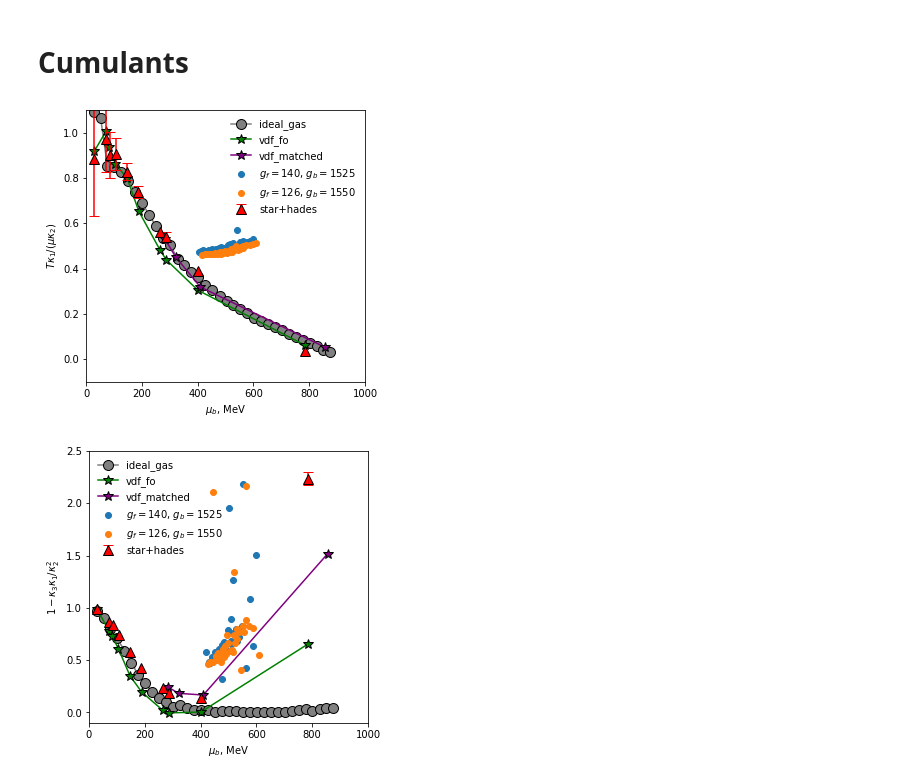
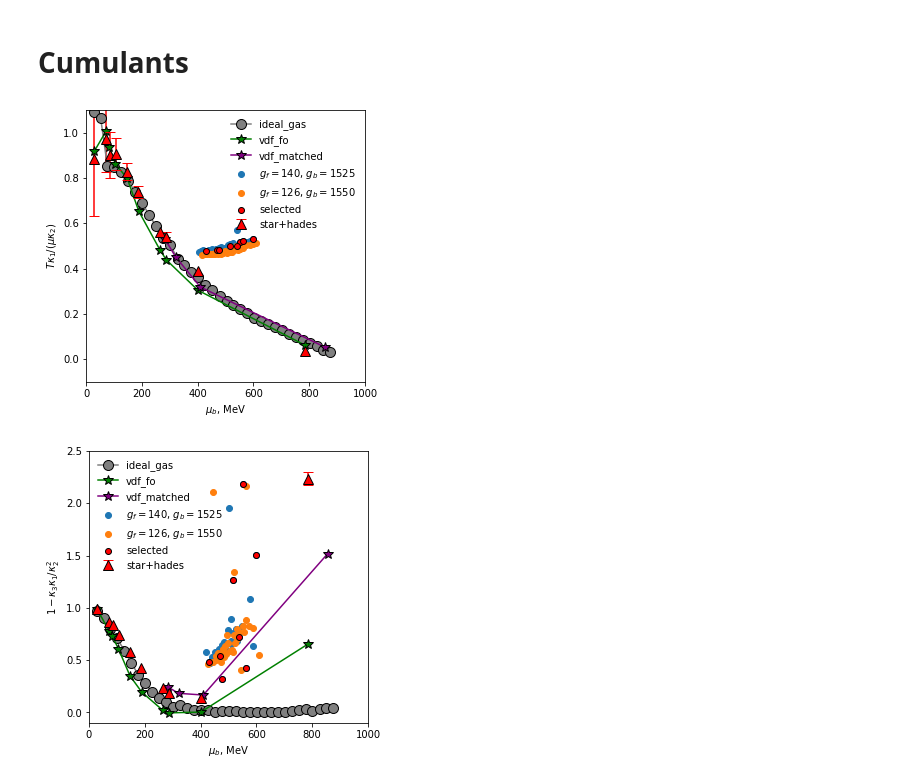
Before and after one commit to NazyS/relativistic-ISCT-EoS, a Jupyter notebook: phase_transition.ipynb, the cells around one changed output. Drawn from its saved outputs; the diff is of its cells as text; code cells hidden in the pictures.

```diff
--- a/phase_transition.ipynb
+++ b/phase_transition.ipynb
@@ -148,25 +149,29 @@ df_nm_lgf = pd.read_csv('cs_sq_fulldata/low_m_search_fixed_bar_dens_nm_lgf_10per
 # %%
 plot_cumul_digit(kind='lin')
 
 plt.scatter(df_nm['mu'], df_nm['cumul_lin_ratio'], label='$g_f=140$, $g_b=1525$')
 plt.scatter(df_nm_lgf['mu'], df_nm_lgf['cumul_lin_ratio'], label='$g_f=126$, $g_b=1550$')
 
+plt.scatter(selected_df['mu'], selected_df['cumul_lin_ratio'], c='r', edgecolors='k', label='selected')
+
 plt.legend(frameon=False)
 # plt.savefig('visualization/plots/test_cumul_lin.pdf')
 plt.show()
 # %% [output]
-[figure, old version]
+[figure, new version]
 # %%
 plot_cumul_digit(kind='sq')
 
 plt.scatter(df_nm['mu'], df_nm['cumul_sq_ratio'], label='$g_f=140$, $g_b=1525$')
 plt.scatter(df_nm_lgf['mu'], df_nm_lgf['cumul_sq_ratio'], label='$g_f=126$, $g_b=1550$')
 
+plt.scatter(selected_df['mu'], selected_df['cumul_sq_ratio'], c='r', edgecolors='k', label='selected')
+
 plt.legend(frameon=False)
 # plt.savefig('visualization/plots/test_cumul_sq.pdf')
 plt.show()
 # %% [output]
-[figure, old version]
+[figure, new version]
 # %%
 def plot_cumul_digit(kind='lin'):
     plt.figure(figsize=(5,5))
```
Also changed, not shown: parts of 6 cells of this notebook, 1 other file.
